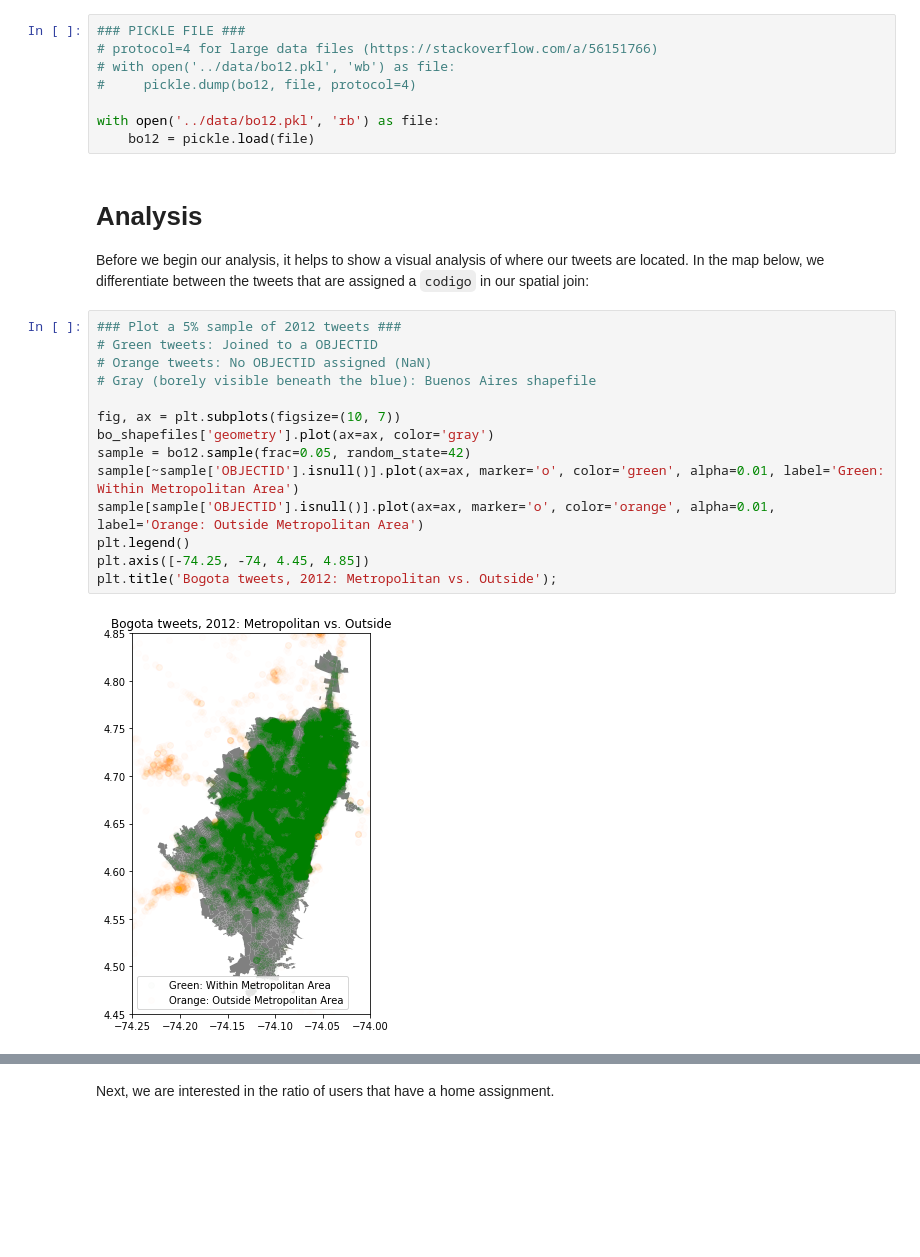
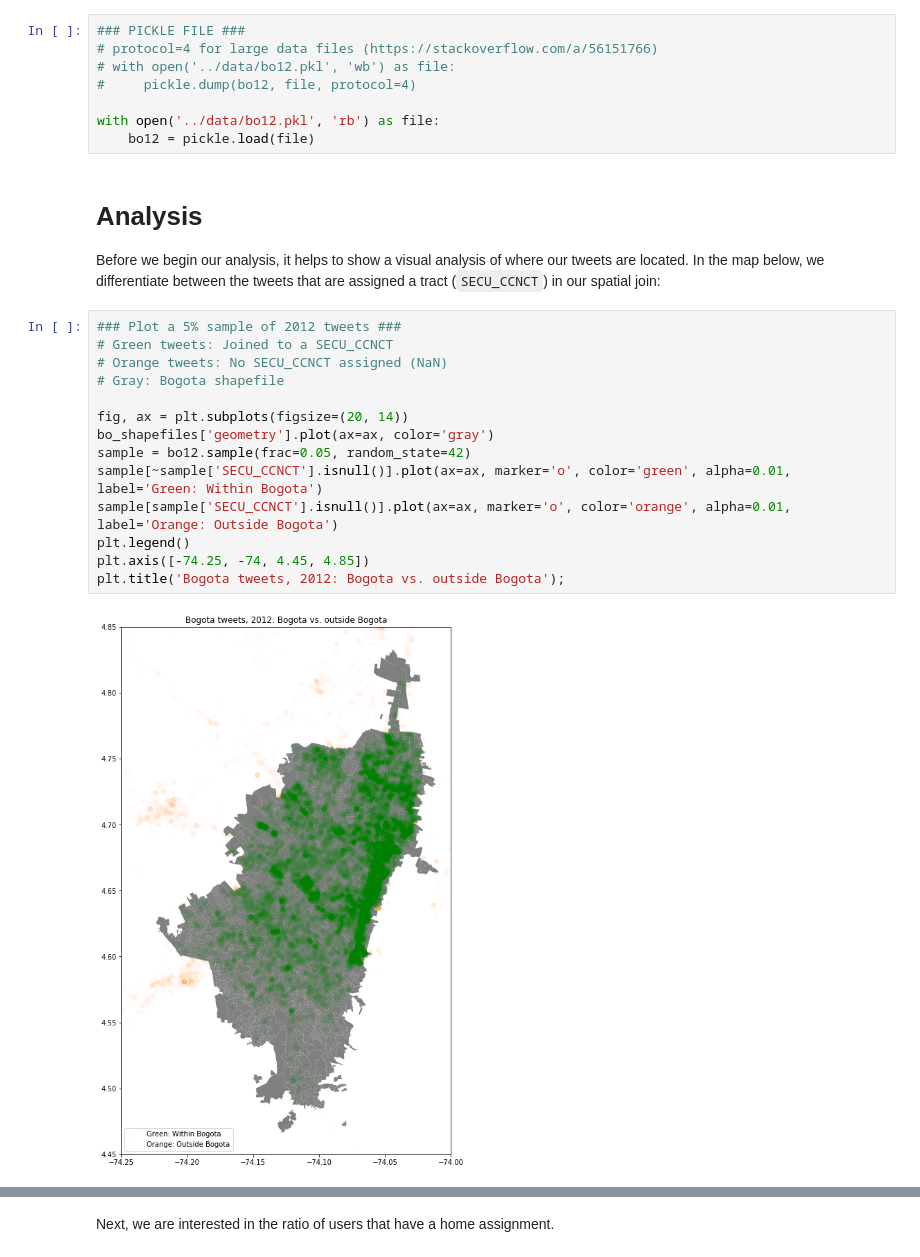
Before and after one commit to cci-ucb/twitter-and-displacement, a Jupyter notebook: 02_analysis/notebooks/bo_2012.ipynb, the cells around one changed output, grey strips where cells are left out. Saved outputs shown, nothing was run; the diff lists cells and outputs as text; blank space fills up the shorter version.

Commit message:
update bogota notebooks

```diff
--- a/02_analysis/notebooks/bo_2012.ipynb
+++ b/02_analysis/notebooks/bo_2012.ipynb
@@ -61,21 +61,21 @@ with open('../data/bo12.pkl', 'rb') as file:
 # %% [markdown]
 # Analysis
 
-Before we begin our analysis, it helps to show a visual analysis of where our tweets are located. In the map below, we differentiate between the tweets that are assigned a `codigo` in our spatial join:
+Before we begin our analysis, it helps to show a visual analysis of where our tweets are located. In the map below, we differentiate between the tweets that are assigned a tract (`SECU_CCNCT`) in our spatial join:
 # %%
 ### Plot a 5% sample of 2012 tweets ###
-# Green tweets: Joined to a OBJECTID
-# Orange tweets: No OBJECTID assigned (NaN)
-# Gray (borely visible beneath the blue): Buenos Aires shapefile
+# Green tweets: Joined to a SECU_CCNCT
+# Orange tweets: No SECU_CCNCT assigned (NaN)
+# Gray: Bogota shapefile
 
-fig, ax = plt.subplots(figsize=(10, 7))
+fig, ax = plt.subplots(figsize=(20, 14))
 bo_shapefiles['geometry'].plot(ax=ax, color='gray')
 sample = bo12.sample(frac=0.05, random_state=42)
-sample[~sample['OBJECTID'].isnull()].plot(ax=ax, marker='o', color='green', alpha=0.01, label='Green: Within Metropolitan Area')
-sample[sample['OBJECTID'].isnull()].plot(ax=ax, marker='o', color='orange', alpha=0.01, label='Orange: Outside Metropolitan Area')
+sample[~sample['SECU_CCNCT'].isnull()].plot(ax=ax, marker='o', color='green', alpha=0.01, label='Green: Within Bogota')
+sample[sample['SECU_CCNCT'].isnull()].plot(ax=ax, marker='o', color='orange', alpha=0.01, label='Orange: Outside Bogota')
 plt.legend()
 plt.axis([-74.25, -74, 4.45, 4.85])
-plt.title('Bogota tweets, 2012: Metropolitan vs. Outside');
+plt.title('Bogota tweets, 2012: Bogota vs. outside Bogota');
 # %% [output]
-[figure, old version]
+[figure, new version]
 # %% [markdown]
```
Also changed, not shown: parts of 11 cells of this notebook, 3 other files.
